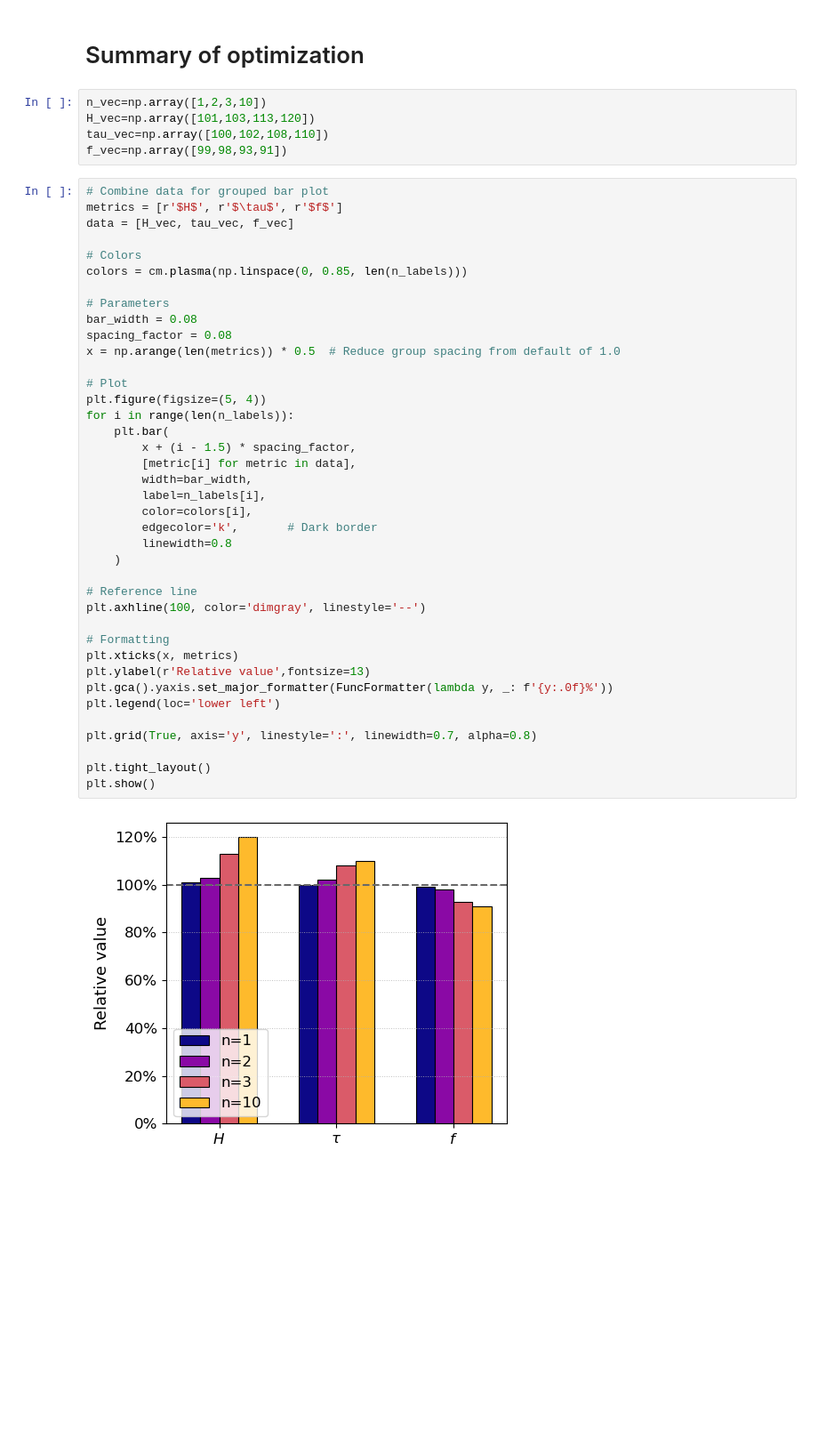
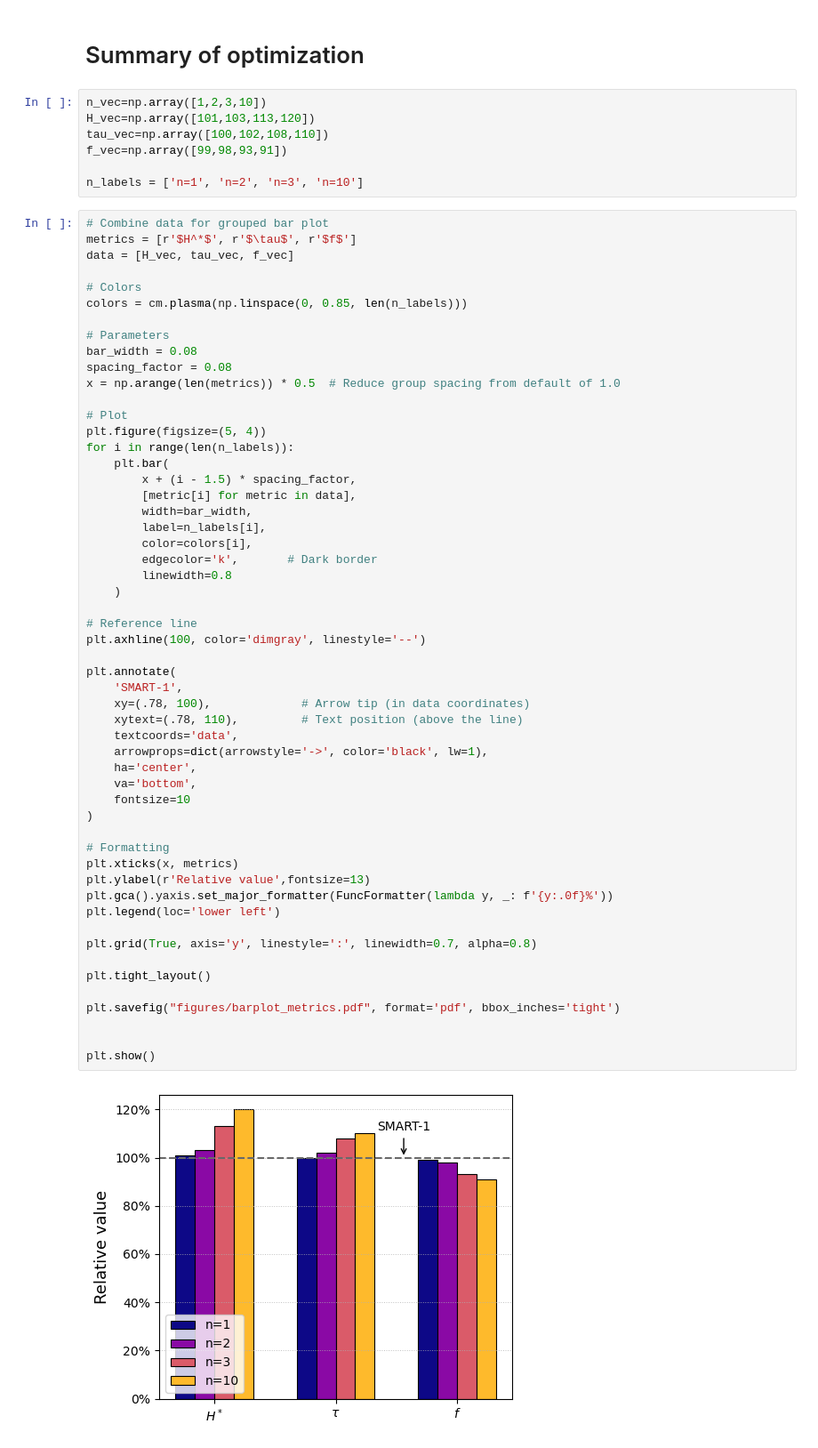
Before and after one commit to Rafid-Ben/Propulsion_optimization, a Jupyter notebook: optimization_problem.ipynb, the cells around one changed output. Shown: that part at 89% size. Cells and saved outputs as stored; diff of their text form; blank space fills up the shorter version.

```diff
--- a/optimization_problem.ipynb
+++ b/optimization_problem.ipynb
@@ -443,9 +594,11 @@ n_vec=np.array([1,2,3,10])
 H_vec=np.array([101,103,113,120])
 tau_vec=np.array([100,102,108,110])
 f_vec=np.array([99,98,93,91])
+
+n_labels = ['n=1', 'n=2', 'n=3', 'n=10']
 # %%
 # Combine data for grouped bar plot
-metrics = [r'$H$', r'$\tau$', r'$f$']
+metrics = [r'$H^*$', r'$\tau$', r'$f$']
 data = [H_vec, tau_vec, f_vec]
 
 # Colors
@@ -456,31 +609,46 @@ bar_width = 0.08
 spacing_factor = 0.08
 x = np.arange(len(metrics)) * 0.5  # Reduce group spacing from default of 1.0
 
 # Plot
 plt.figure(figsize=(5, 4))
 for i in range(len(n_labels)):
     plt.bar(
         x + (i - 1.5) * spacing_factor,
         [metric[i] for metric in data],
         width=bar_width,
         label=n_labels[i],
         color=colors[i],
         edgecolor='k',       # Dark border
         linewidth=0.8
     )
 
 # Reference line
 plt.axhline(100, color='dimgray', linestyle='--')
 
+plt.annotate(
+    'SMART-1',
+    xy=(.78, 100),             # Arrow tip (in data coordinates)
+    xytext=(.78, 110),         # Text position (above the line)
+    textcoords='data',
+    arrowprops=dict(arrowstyle='->', color='black', lw=1),
+    ha='center',
+    va='bottom',
+    fontsize=10
+)
+
 # Formatting
 plt.xticks(x, metrics)
 plt.ylabel(r'Relative value',fontsize=13)
 plt.gca().yaxis.set_major_formatter(FuncFormatter(lambda y, _: f'{y:.0f}%'))
 plt.legend(loc='lower left')
 
 plt.grid(True, axis='y', linestyle=':', linewidth=0.7, alpha=0.8)
 
 plt.tight_layout()
+
+plt.savefig("figures/barplot_metrics.pdf", format='pdf', bbox_inches='tight')
+
+
 plt.show()
 # %% [output]
-[figure, old version]
+[figure, new version]
```
Also changed, not shown: parts of 3 cells of this notebook, 1 other file.
